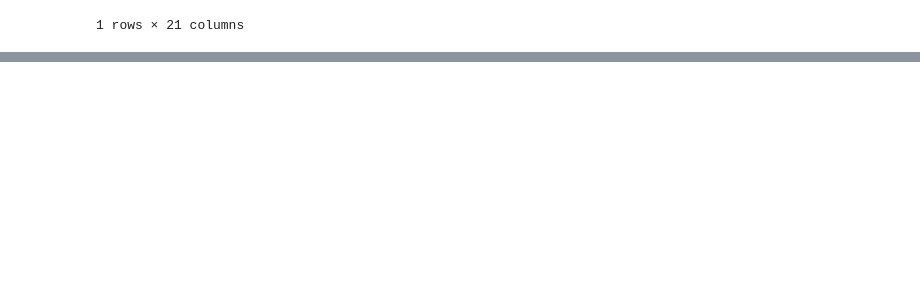
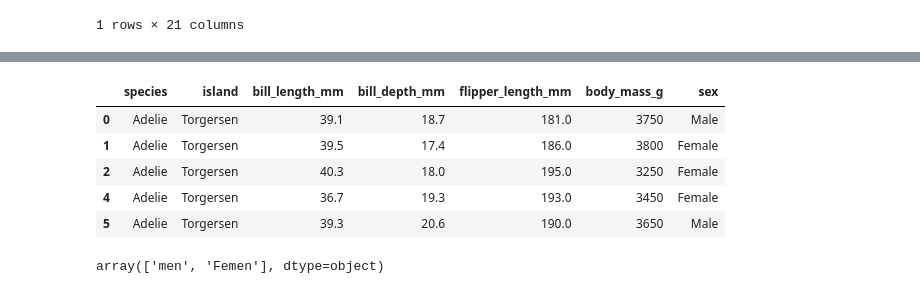
Before and after one commit to GouravGC/Complete-AI-and-Data-Science, a Jupyter notebook: 02_pandas_tips_tricks/01_pandas.ipynb, the cells around one changed output, grey strips where cells are left out. Saved outputs shown, nothing was run; the diff lists cells and outputs as text; code cells hidden in the pictures; blank space fills up the shorter version.

```diff
--- a/02_pandas_tips_tricks/01_pandas.ipynb
+++ b/02_pandas_tips_tricks/01_pandas.ipynb
@@ -135,0 +221,12 @@ df[df['AREA (sq.km)']==df['AREA (sq.km)'].max()]
+# %%
+# Filling missing values
+df['sex']= df['sex'].fillna(df['sex'].mode()[0])
+# %%
+# dropping missing values
+df.dropna(inplace=True)
+# %%
+# Data type conversion
+df['body_mass_g'] = df['body_mass_g'].astype('int')
+# %%
+# Removing duplicates
+df = df.drop_duplicates()
@@ -135,0 +269,9 @@ df[df['AREA (sq.km)']==df['AREA (sq.km)'].max()]
+# %%
+df.head()
+# %% [output]
+|  | species | island | bill_length_mm | bill_depth_mm | flipper_length_mm | body_mass_g | sex |
+| 0 | Adelie | Torgersen | 39.1 | 18.7 | 181.0 | 3750 | Male |
+| 1 | Adelie | Torgersen | 39.5 | 17.4 | 186.0 | 3800 | Female |
+| 2 | Adelie | Torgersen | 40.3 | 18.0 | 195.0 | 3250 | Female |
+| 4 | Adelie | Torgersen | 36.7 | 19.3 | 193.0 | 3450 | Female |
+| 5 | Adelie | Torgersen | 39.3 | 20.6 | 190.0 | 3650 | Male |
@@ -135,0 +280,4 @@ df[df['AREA (sq.km)']==df['AREA (sq.km)'].max()]
+# %%
+df['sex'].unique()
+# %% [output]
+array(['men', 'Femen'], dtype=object)
```
Also changed, not shown: parts of 11 cells of this notebook, 1 other file.
